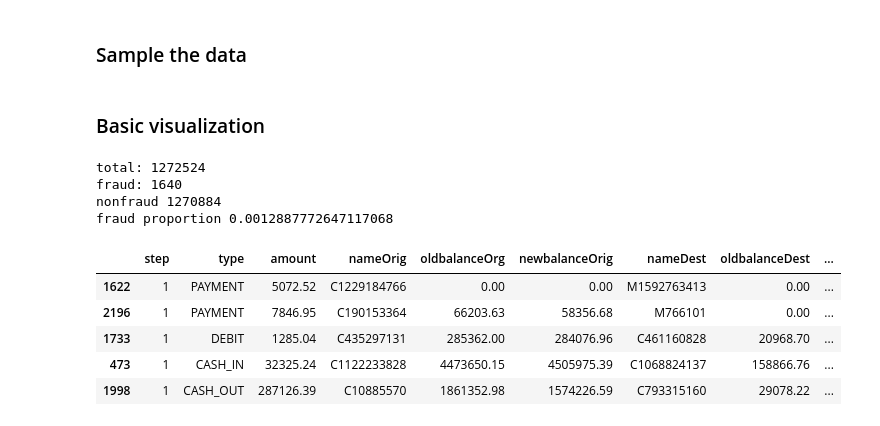
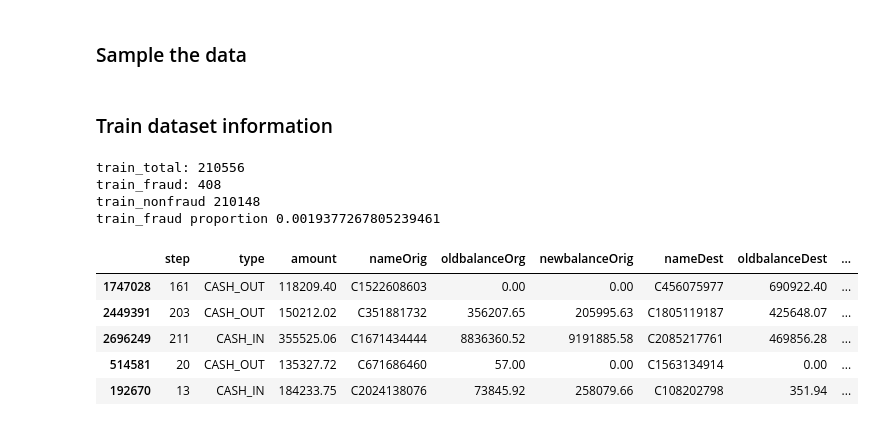
Before and after one commit to johnfercher/fraud-detection, a Jupyter notebook: fraud-detection.ipynb, the cells around one changed output. Cells and saved outputs as stored; diff of their text form; code cells hidden in the pictures.

```diff
--- a/fraud-detection.ipynb
+++ b/fraud-detection.ipynb
@@ -10,5 +11,6 @@ import matplotlib.pyplot as plt
 Synthetic Transactions: https://www.kaggle.com/ntnu-testimon/paysim1
 # %%
 dataset = pd.read_csv('data/PS_20174392719_1491204439457_log.csv')
+dataset = dataset.loc[dataset['type'] != 'PAYMENT']
 # %% [markdown]
 ### Sample the data
@@ -18,24 +17,27 @@ subdataset = subdataset.sort_values(by=['step'])
-# %% [markdown]
-### Basic visualization
+# %%
+trainset = dataset.sample(frac=0.05)
+testset = dataset.sample(frac=0.05)
+# %% [markdown]
+### Train dataset information
 # %%
-transactions_qtd = subdataset.shape[0]
-fraud_qtd = len(list(filter(lambda x: x == 1, subdataset['isFraud'])))
-nonfraud_qtd = len(list(filter(lambda x: x == 0, subdataset['isFraud'])))
-proportion = fraud_qtd / transactions_qtd
+train_qtd = trainset.shape[0]
+train_fraud_qtd = len(list(filter(lambda x: x == 1, trainset['isFraud'])))
+train_nonfraud_qtd = len(list(filter(lambda x: x == 0, trainset['isFraud'])))
+train_proportion = train_fraud_qtd / train_qtd
 
-print('total:', transactions_qtd)
-print('fraud:', fraud_qtd)
-print('nonfraud', nonfraud_qtd)
-print('fraud proportion', proportion)
-subdataset.head()
+print('train_total:', train_qtd)
+print('train_fraud:', train_fraud_qtd)
+print('train_nonfraud', train_nonfraud_qtd)
+print('train_fraud proportion', train_proportion)
+trainset.head()
 # %% [output]
-total: 1272524
-fraud: 1640
-nonfraud 1270884
-fraud proportion 0.0012887772647117068
+train_total: 210556
+train_fraud: 408
+train_nonfraud 210148
+train_fraud proportion 0.0019377267805239461
 |  | step | type | amount | nameOrig | oldbalanceOrg | newbalanceOrig | nameDest | oldbalanceDest | ... |
-| 1622 | 1 | PAYMENT | 5072.52 | C1229184766 | 0.00 | 0.00 | M1592763413 | 0.00 | ... |
-| 2196 | 1 | PAYMENT | 7846.95 | C190153364 | 66203.63 | 58356.68 | M766101 | 0.00 | ... |
-| 1733 | 1 | DEBIT | 1285.04 | C435297131 | 285362.00 | 284076.96 | C461160828 | 20968.70 | ... |
-| 473 | 1 | CASH_IN | 32325.24 | C1122233828 | 4473650.15 | 4505975.39 | C1068824137 | 158866.76 | ... |
-| 1998 | 1 | CASH_OUT | 287126.39 | C10885570 | 1861352.98 | 1574226.59 | C793315160 | 29078.22 | ... |
+| 1747028 | 161 | CASH_OUT | 118209.40 | C1522608603 | 0.00 | 0.00 | C456075977 | 690922.40 | ... |
+| 2449391 | 203 | CASH_OUT | 150212.02 | C351881732 | 356207.65 | 205995.63 | C1805119187 | 425648.07 | ... |
+| 2696249 | 211 | CASH_IN | 355525.06 | C1671434444 | 8836360.52 | 9191885.58 | C2085217761 | 469856.28 | ... |
+| 514581 | 20 | CASH_OUT | 135327.72 | C671686460 | 57.00 | 0.00 | C1563134914 | 0.00 | ... |
+| 192670 | 13 | CASH_IN | 184233.75 | C2024138076 | 73845.92 | 258079.66 | C108202798 | 351.94 | ... |
```
Also changed, not shown: parts of 7 cells of this notebook.
